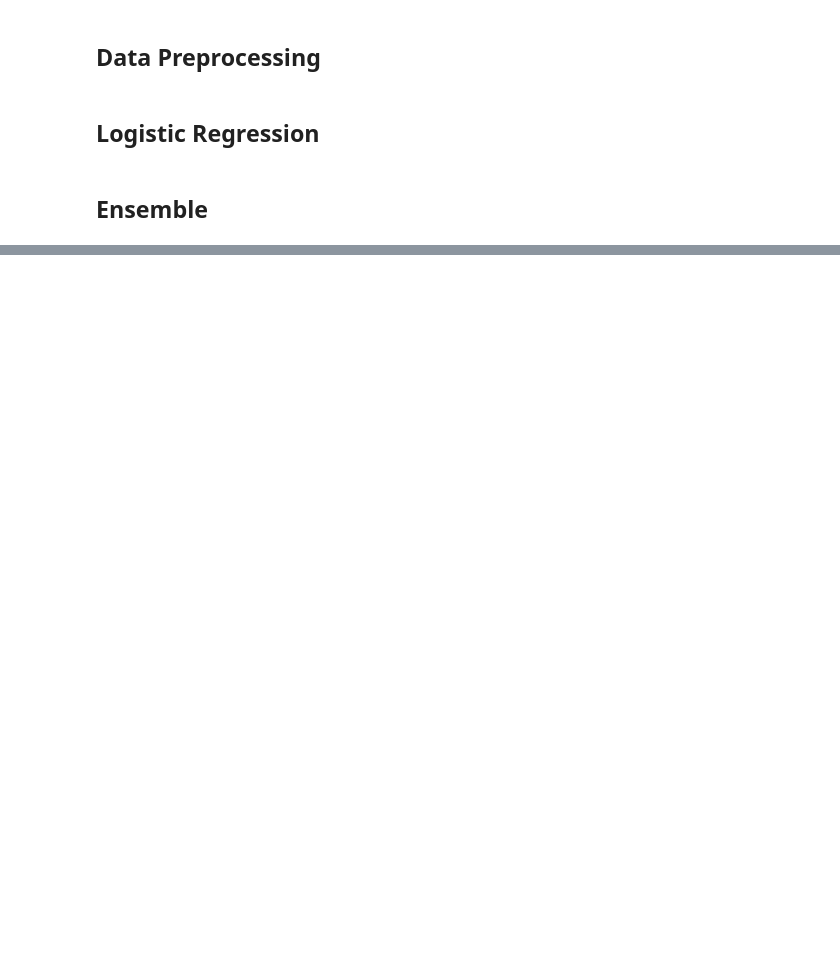
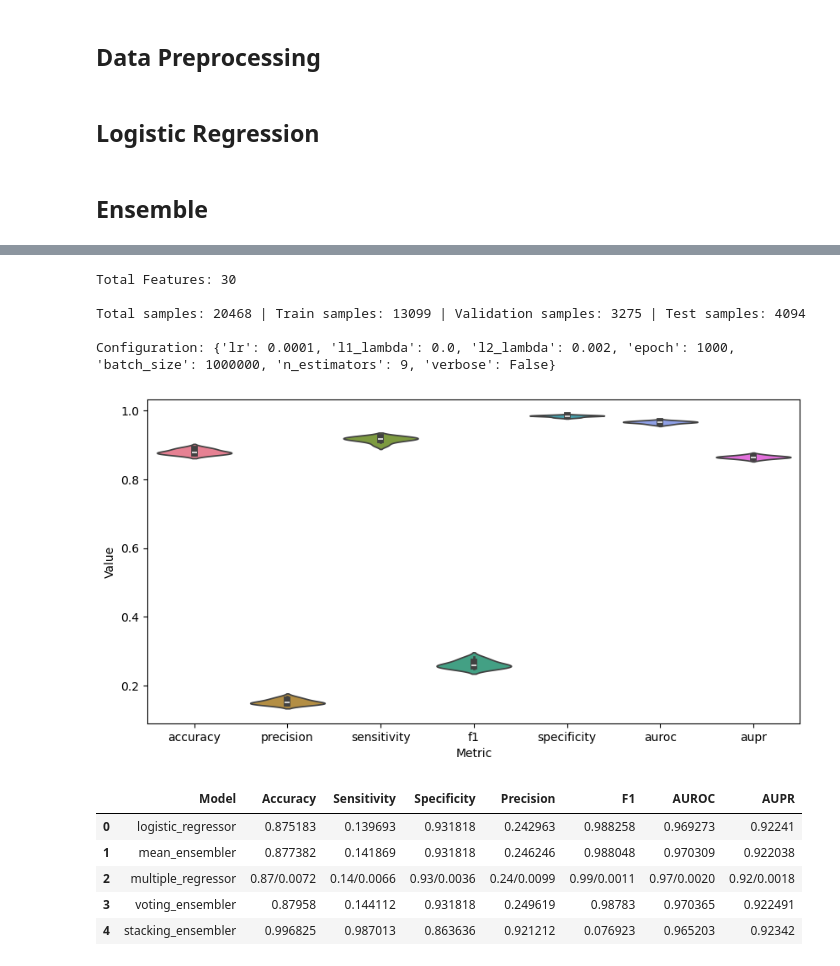
Before and after one commit to BRAINIAC2677/CSE-472-Machine-Learning, a Jupyter notebook: assignment-02/main.ipynb, the cells around one changed output, grey strips where cells are left out. Cells and saved outputs as stored; diff of their text form; code cells hidden in the pictures; blank space fills up the shorter version.

```diff
--- a/assignment-02/main.ipynb
+++ b/assignment-02/main.ipynb
@@ -329,0 +445,27 @@ Epoch 3/3 - Loss: 0.6666593803253904 | Accuracy: 0.73509272467903 | Sensitivity:
+# %%
+credit_config = {
+    'lr': 0.0001,
+    'l1_lambda': 0.0,
+    'l2_lambda': 0.002,
+    'epoch': 1000,
+    'batch_size': 1000000,
+    'n_estimators': 9,
+    'verbose': False
+}
+credit_preprocessor = CreditPreprocessor('./Credit-Card-Fraud-Detection.csv', 'Class', _correlation_threshold=0)
+credit_metrics, credit_models = benchmark(credit_preprocessor, credit_config)
+credit_models['multiple_regressor'].draw_violin_plot()
+credit_metrics
+# %% [output]
+Total Features: 30
+
+Total samples: 20468 | Train samples: 13099 | Validation samples: 3275 | Test samples: 4094
+
+Configuration: {'lr': 0.0001, 'l1_lambda': 0.0, 'l2_lambda': 0.002, 'epoch': 1000, 'batch_size': 1000000, 'n_estimators': 9, 'verbose': False}
+[figure, added]
+|  | Model | Accuracy | Sensitivity | Specificity | Precision | F1 | AUROC | AUPR |
+| 0 | logistic_regressor | 0.875183 | 0.139693 | 0.931818 | 0.242963 | 0.988258 | 0.969273 | 0.92241 |
+| 1 | mean_ensembler | 0.877382 | 0.141869 | 0.931818 | 0.246246 | 0.988048 | 0.970309 | 0.922038 |
+| 2 | multiple_regressor | 0.87/0.0072 | 0.14/0.0066 | 0.93/0.0036 | 0.24/0.0099 | 0.99/0.0011 | 0.97/0.0020 | 0.92/0.0018 |
+| 3 | voting_ensembler | 0.87958 | 0.144112 | 0.931818 | 0.249619 | 0.98783 | 0.970365 | 0.922491 |
+| 4 | stacking_ensembler | 0.996825 | 0.987013 | 0.863636 | 0.921212 | 0.076923 | 0.965203 | 0.92342 |
```
Also changed, not shown: parts of 22 cells of this notebook, 12 other files.
